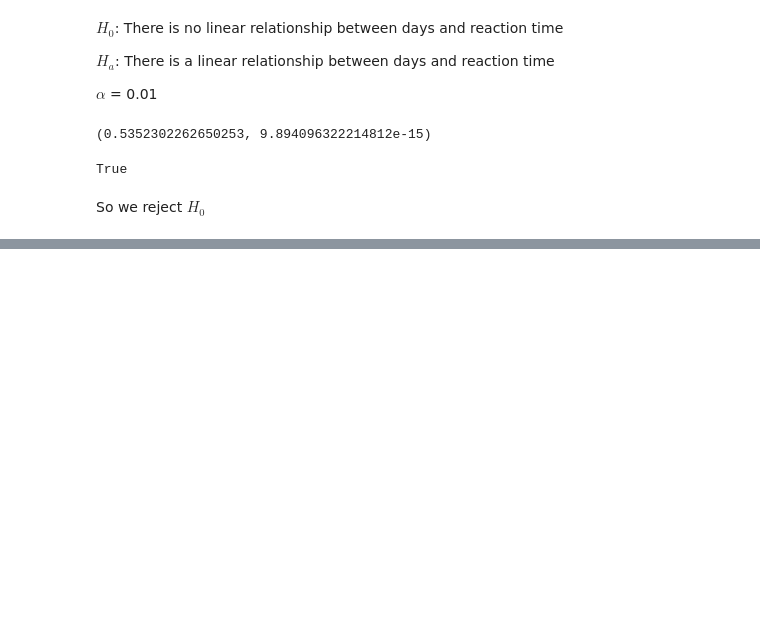
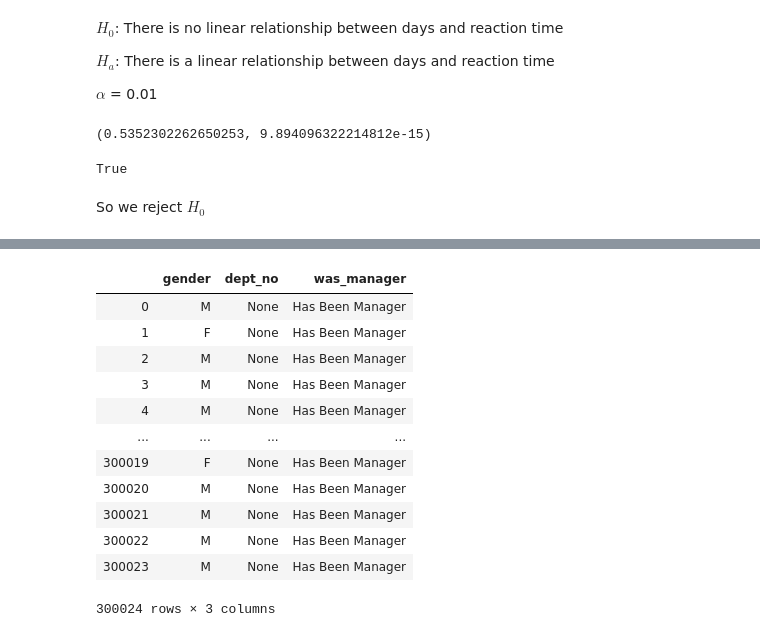
Before and after one commit to RyanMcCall/statistics-exercises, a Jupyter notebook: hypothesis_testing.ipynb, the cells around one changed output, grey strips where cells are left out. Cells and saved outputs as stored; diff of their text form; code cells hidden in the pictures; blank space fills up the shorter version.

```diff
--- a/hypothesis_testing.ipynb
+++ b/hypothesis_testing.ipynb
@@ -705,0 +894,11 @@ So we reject $H_0$
+# %%
+url = get_url('employees')
+
+query = '''
+SELECT e.gender, dm.dept_no
+FROM employees e
+LEFT JOIN dept_manager dm USING (emp_no)
+'''
+
+gender_and_was_manager = pd.read_sql(query, url)
+gender_and_was_manager
@@ -705,0 +919,23 @@ So we reject $H_0$
+# %%
+def was_manager(value):
+    if value == None:
+        return 'Has Been Manager'
+    else:
+        return 'Has Not Been Manager'
+
+gender_and_was_manager['was_manager'] = gender_and_was_manager.dept_no.apply(was_manager)
+gender_and_was_manager
+# %% [output]
+|  | gender | dept_no | was_manager |
+| 0 | M | None | Has Been Manager |
+| 1 | F | None | Has Been Manager |
+| 2 | M | None | Has Been Manager |
+| 3 | M | None | Has Been Manager |
+| 4 | M | None | Has Been Manager |
+| ... | ... | ... | ... |
+| 300019 | F | None | Has Been Manager |
+| 300020 | M | None | Has Been Manager |
+| 300021 | M | None | Has Been Manager |
+| 300022 | M | None | Has Been Manager |
+| 300023 | M | None | Has Been Manager |
+300024 rows × 3 columns
```
Also changed, not shown: parts of 26 cells of this notebook.
